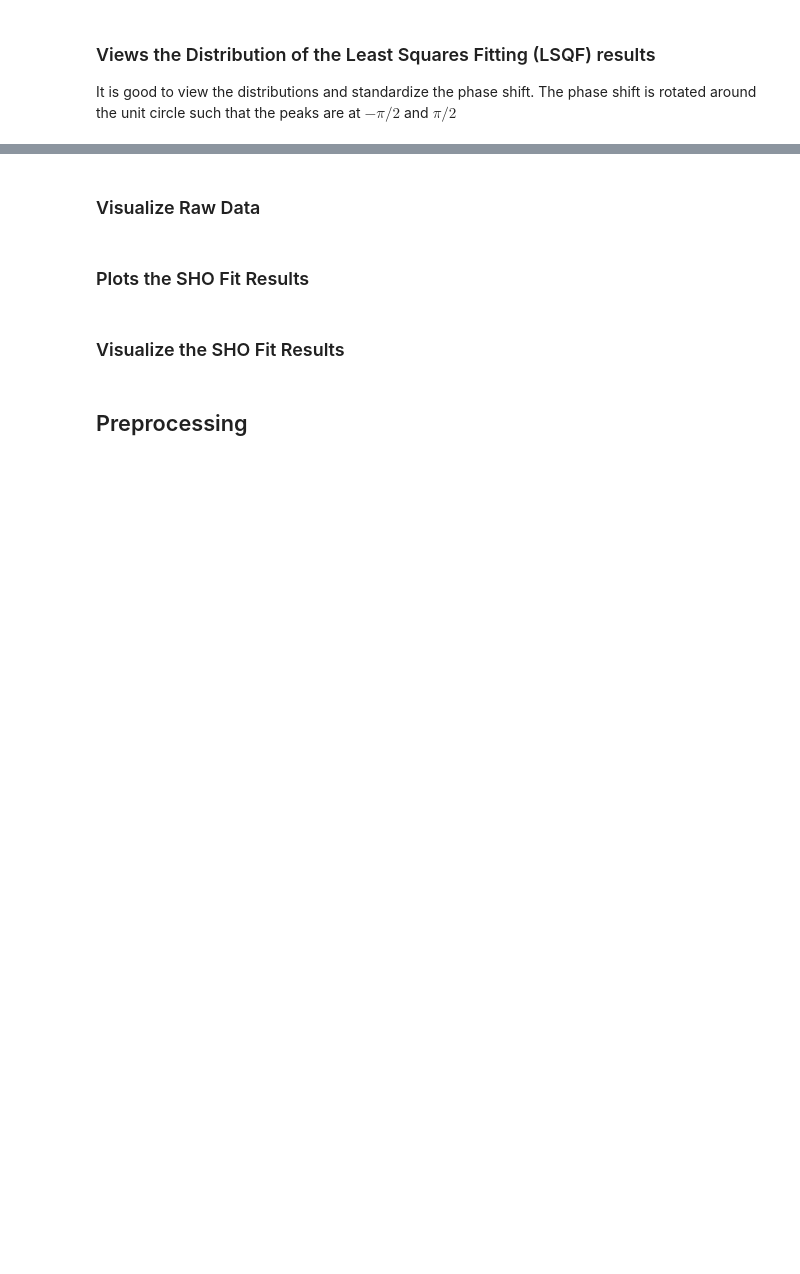
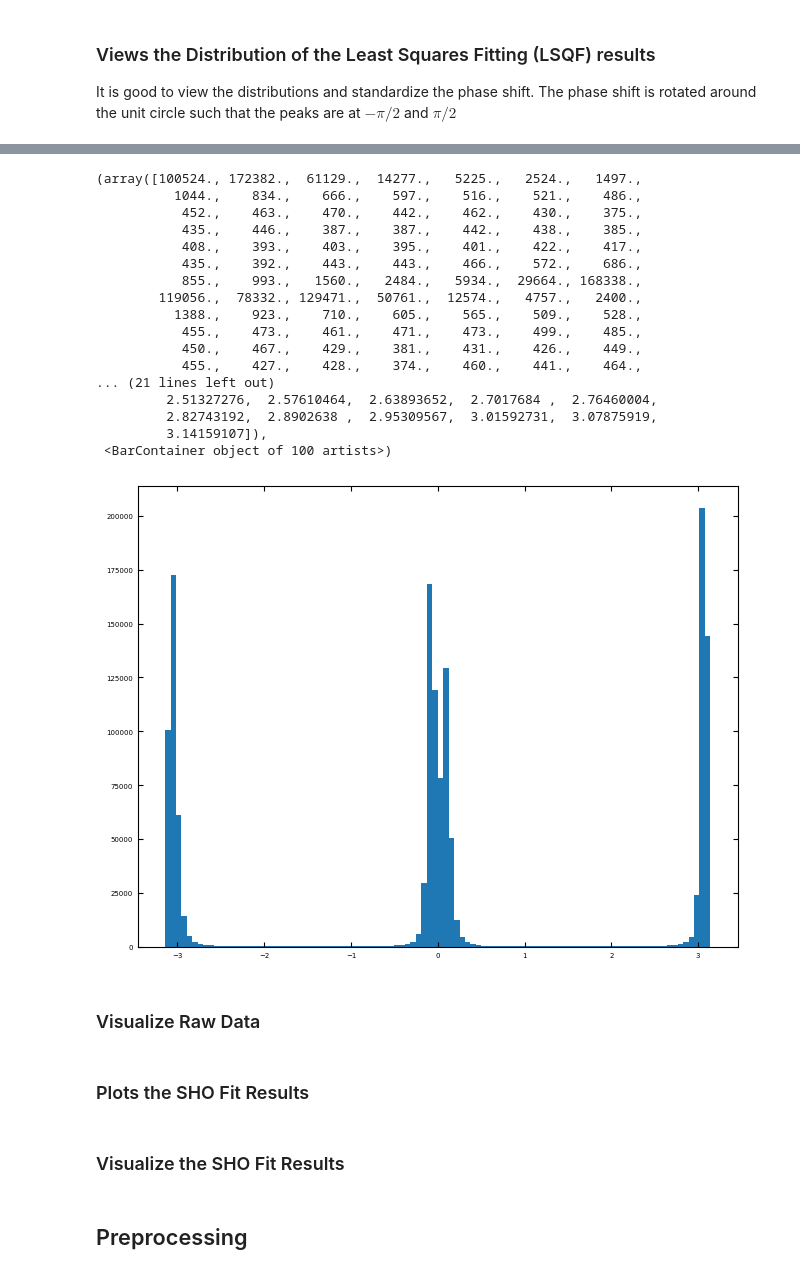
Before and after one commit to m3-learning/m3_learning_old, a Jupyter notebook: m3_learning/papers/2023_Rapid_Fitting/1_SHO_Fitting.ipynb, the cells around one changed output, grey strips where cells are left out. Saved outputs shown, nothing was run; the diff lists cells and outputs as text; code cells hidden in the pictures; blank space fills up the shorter version.

```diff
--- a/m3_learning/papers/2023_Rapid_Fitting/1_SHO_Fitting.ipynb
+++ b/m3_learning/papers/2023_Rapid_Fitting/1_SHO_Fitting.ipynb
@@ -823,3 +882,25 @@ It is good to view the distributions and standardize the phase shift. The phase
+# %%
+dataset.scaled = True
+plt.hist(dataset.SHO_fit_results()[:,:,3].flatten(), 100)
+# %% [output]
+(array([100524., 172382.,  61129.,  14277.,   5225.,   2524.,   1497.,
+          1044.,    834.,    666.,    597.,    516.,    521.,    486.,
+           452.,    463.,    470.,    442.,    462.,    430.,    375.,
+           435.,    446.,    387.,    387.,    442.,    438.,    385.,
+           408.,    393.,    403.,    395.,    401.,    422.,    417.,
+           435.,    392.,    443.,    443.,    466.,    572.,    686.,
+           855.,    993.,   1560.,   2484.,   5934.,  29664., 168338.,
+        119056.,  78332., 129471.,  50761.,  12574.,   4757.,   2400.,
+          1388.,    923.,    710.,    605.,    565.,    509.,    528.,
+           455.,    473.,    461.,    471.,    473.,    499.,    485.,
+           450.,    467.,    429.,    381.,    431.,    426.,    449.,
+           455.,    427.,    428.,    374.,    460.,    441.,    464.,
+... (21 lines left out)
+         2.51327276,  2.57610464,  2.63893652,  2.7017684 ,  2.76460004,
+         2.82743192,  2.8902638 ,  2.95309567,  3.01592731,  3.07875919,
+         3.14159107]),
+ <BarContainer object of 100 artists>)
+[figure, added]
 # %%
 # dataset.measurement_state = 'off'
 # dataset.resampled = True
```
Also changed, not shown: parts of 9 cells of this notebook, 2 other files.
